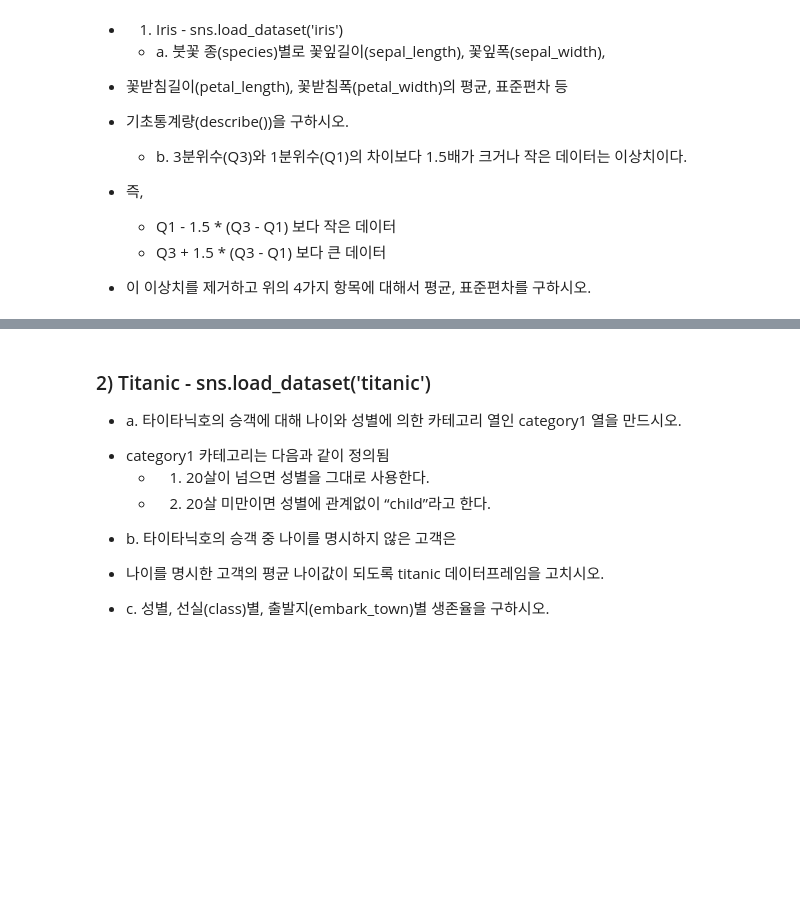
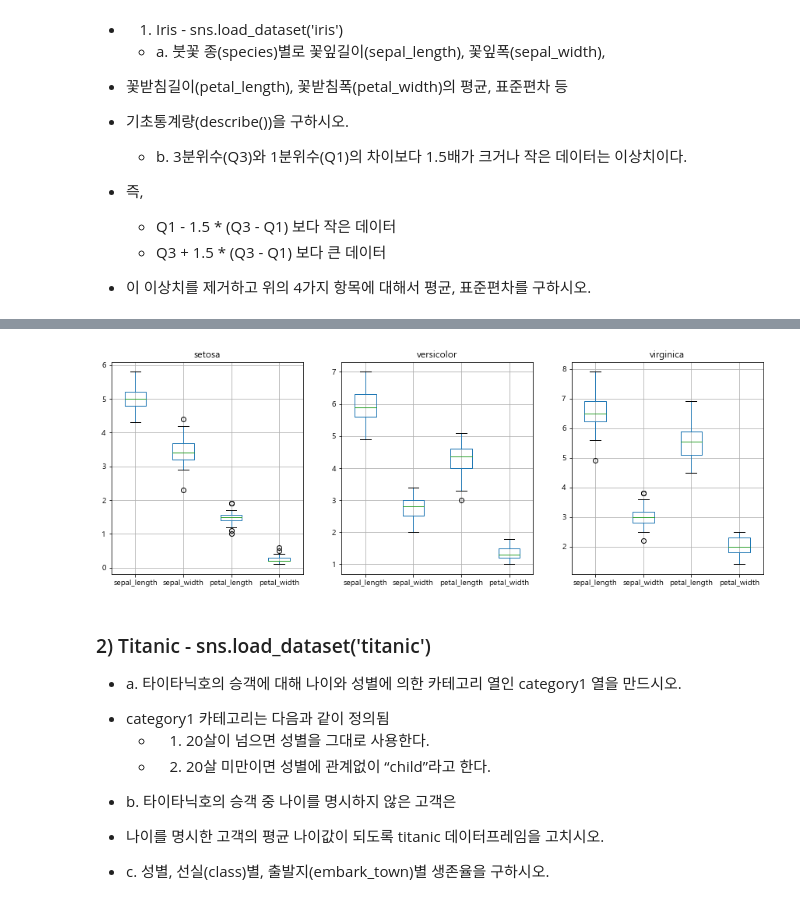
Before and after one commit to JasonHan0/01.Machine_Learning, a Jupyter notebook: 01.Machine_Learning/00.데이터분석/Pandas_연습문제.ipynb, the cells around one changed output, grey strips where cells are left out. Cells and saved outputs as stored; diff of their text form; code cells hidden in the pictures; blank space fills up the shorter version.

```diff
--- a/01.Machine_Learning/00.데이터분석/Pandas_연습문제.ipynb
+++ b/01.Machine_Learning/00.데이터분석/Pandas_연습문제.ipynb
@@ -13,0 +59,5 @@
+# %%
+upper = q3 + 1.5 * iqr
+lower = q1 - 1.5 * iqr
+s[(s < lower) | (s > upper)] = np.nan
+s.isna().sum()
@@ -13,0 +70,9 @@
+# %%
+# 한 품종의 피쳐를 받아서 이상치를 제거하고 평균, 표준편차, 이상치 갯수를 반환하는 함수
+def get_new_stat(s):
+    q1, q3 = s.quantile(0.25), s.quantile(0.75)
+    iqr = q3 - q1
+    upper = q3 + 1.5 * iqr
+    lower = q1 - 1.5 * iqr
+    s[(s < lower) | (s > upper)] = np.nan
+    return s.isna().sum(), s.mean(), s.std()
@@ -13,0 +89,6 @@
+# %%
+for species in iris.species.unique():          # ['setosa', 'versicolor','verginica']
+    for feature in iris.columns[:-1]:
+        s = iris[iris.species == species][feature]
+        outlier, new_mean, new_std = get_new_stat(s)
+        print(outlier, new_mean, new_std)
@@ -13,0 +117,13 @@
+# %%
+line = []
+for species in iris.species.unique():
+    for feature in iris.columns[:-1]:
+        s = iris[iris.species == species][feature]
+        old_mean, old_std = round(s.mean(),3), round(s.std(),4)
+        outlier, new_mean, new_std = get_new_stat(s)
+        d = {'species':species, 'feature':feature, 'old mean':old_mean, 'old std':old_std,
+             'outlier갯수':outlier, 'new mean':round(new_mean,3), 'new std':round(new_std,4)}
+        line.append(d)
+df = pd.DataFrame(line)
+df.set_index(['species','feature'], inplace=True)
+df
@@ -14,3 +156,13 @@
+# %%
+plt.figure(figsize=(15, 5))
+
+for i, species in enumerate(iris.species.unique()):
+    plt.subplot(1, 3, i+1)
+    plt.title(species)
+    iris[iris.species == species].boxplot()
+plt.show()
+# %% [output]
+[figure, added]
 # %% [markdown]
 ### 2) Titanic - sns.load_dataset('titanic')
 
```
Also changed, not shown: parts of 32 cells of this notebook, 1 other file.
